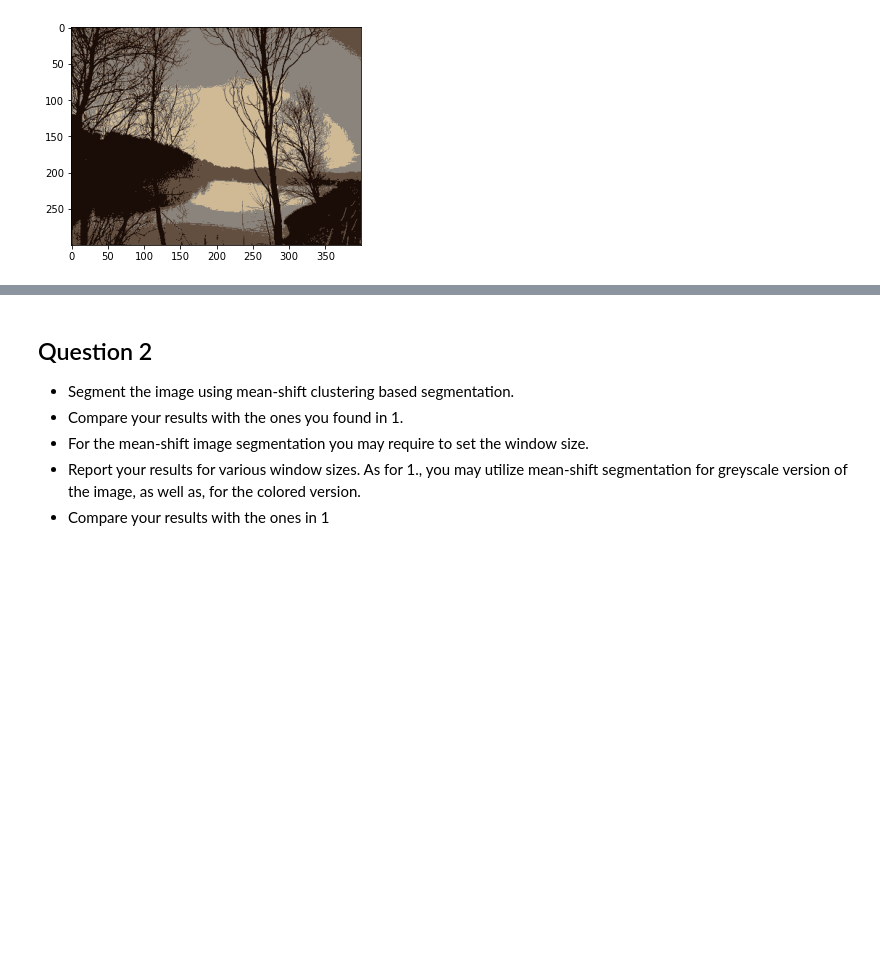
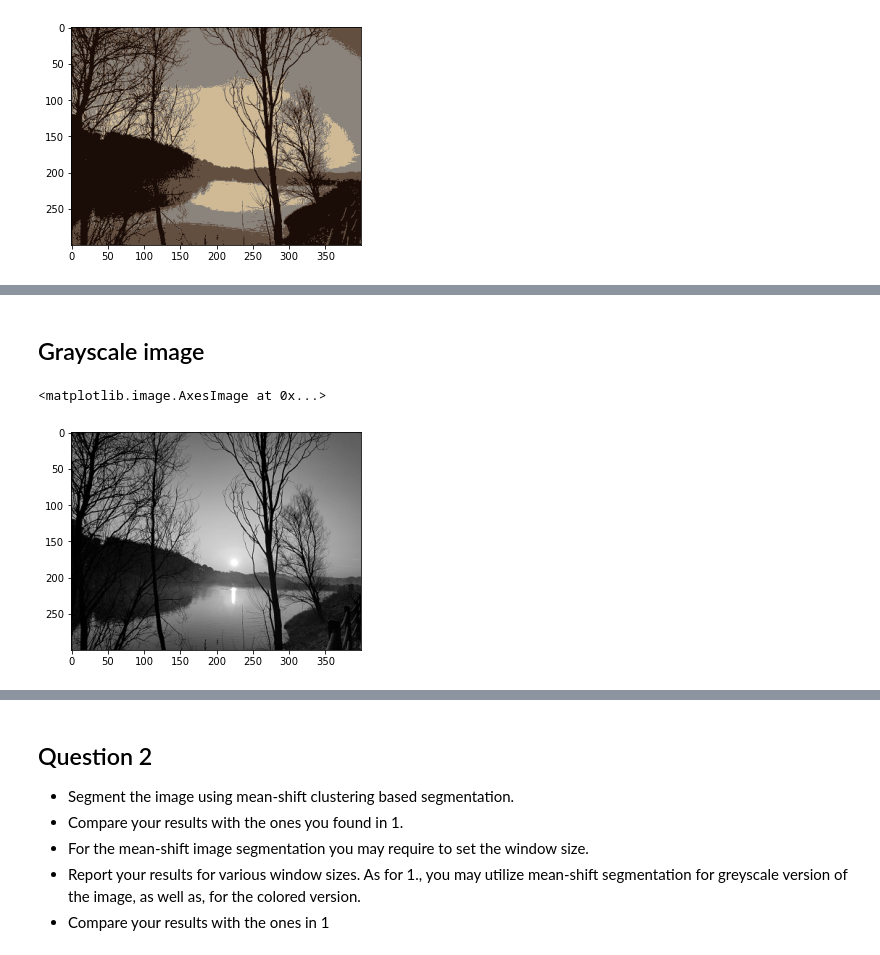
Before and after one commit to yukosgiti/BBL_588_HW_2, a Jupyter notebook: homemork2.ipynb, the cells around one changed output, grey strips where cells are left out. Saved outputs shown, nothing was run; the diff lists cells and outputs as text; code cells hidden in the pictures; blank space fills up the shorter version.

```diff
--- a/homemork2.ipynb
+++ b/homemork2.ipynb
@@ -63,0 +105,9 @@ plt.imshow(segmented_sunny_lake)
+# %% [markdown]
+## Grayscale image
+# %%
+sunny_lake_2d_gray = np.average(sunny_lake_2d, axis=1)
+sunny_lake_gray = sunny_lake_2d_gray.reshape((sunny_lake.shape[0], sunny_lake.shape[1]))
+plt.imshow(sunny_lake_gray, cmap='gray')
+# %% [output]
+<matplotlib.image.AxesImage at 0x...>
+[figure, added]
```
Also changed, not shown: parts of 13 cells of this notebook.
